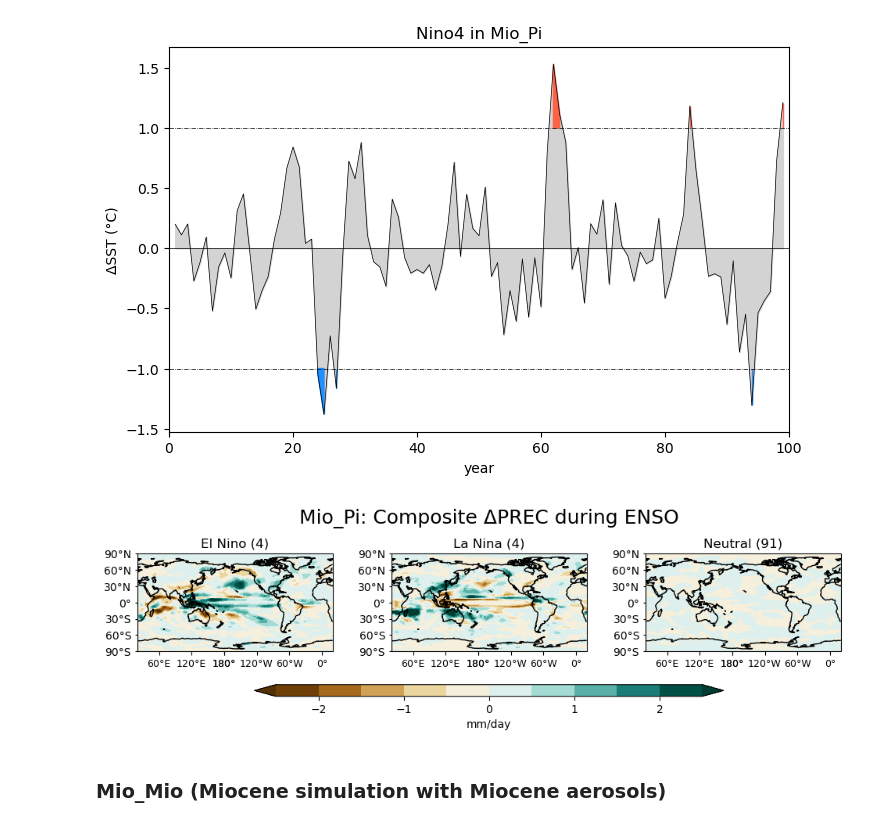
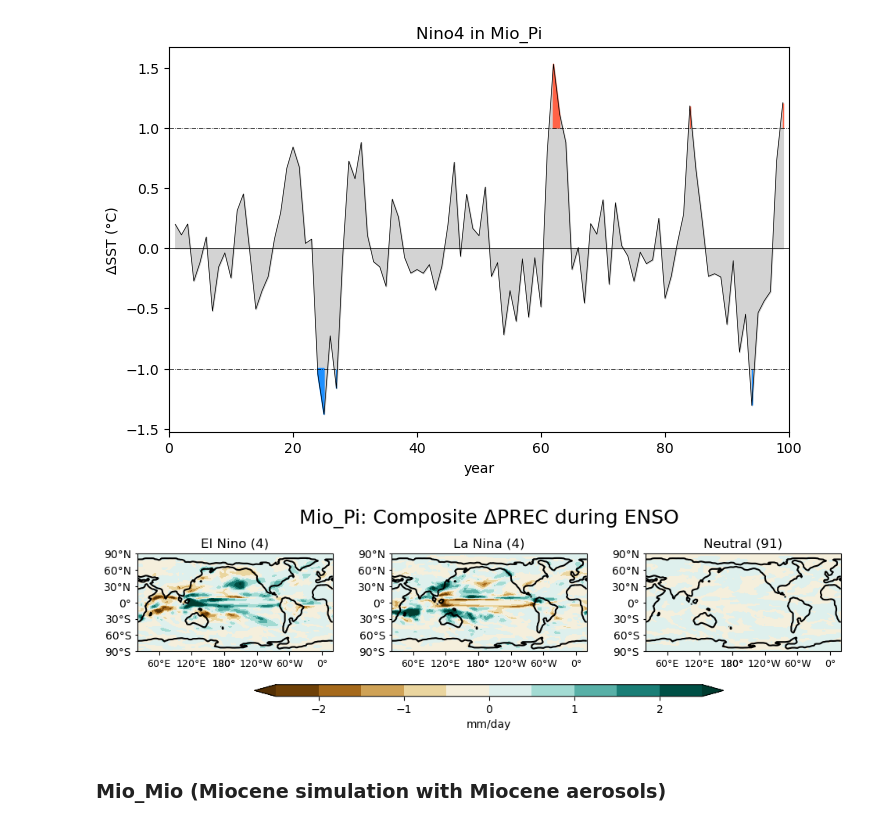
Before and after one commit to ChenPoJu/clim680, a Jupyter notebook: Assignment3/plot_3_composite.ipynb, the cells around one changed output. Saved outputs shown, nothing was run; the diff lists cells and outputs as text; code cells hidden in the pictures.

```diff
--- a/Assignment3/plot_3_composite.ipynb
+++ b/Assignment3/plot_3_composite.ipynb
@@ -125,24 +134,19 @@ Saji, N. H., Xie, S. P., & Yamagata, T. (2006). Tropical Indian Ocean variabilit
 # %%
-# select domain
-
-ts_Pi_TroPac = ts_Pi_anom.sel(lat=slice(-25,25),lon=slice(130,270))
-ts_Mio_TroPac = ts_Mio_anom.sel(lat=slice(-25,25),lon=slice(130,270))
+ts_Pi_TroPac = ts_Pi_anom.sel(lat=slice(-23,23),lon=slice(140,280))
+ts_Mio_TroPac = ts_Mio_anom.sel(lat=slice(-23,23),lon=slice(140,280))
 
 # --- Mio_Pi: DJF
-shape1 = (100, 12, 26, 57)
+shape1 = (100, 12, 24, 57)
 TroPac_Pi_yr1 = np.random.randn(*shape1)
 
 for yy in range(100):
     TroPac_Pi_yr1[yy,:,:,:] = ts_Pi_TroPac[yy*12:yy*12+12,:,:]
 
-shape2 = (1, 99, 26, 57)
+shape2 = (99, 24, 57)
 TroPac_Pi_djf = np.random.randn(*shape2)
 
 for tt in range(99):
-    TroPac_Pi_djf[0, tt,:,:] = (TroPac_Pi_yr1[tt,11,:,:] + TroPac_Pi_yr1[tt+1,0,:,:] + TroPac_Pi_yr1[tt+1,1,:,:])/3
-
-TroPac_Pi_djf = np.squeeze(TroPac_Pi_djf, axis=0)
-
+    TroPac_Pi_djf[tt,:,:] = (TroPac_Pi_yr1[tt,11,:,:] + TroPac_Pi_yr1[tt+1,0,:,:] + TroPac_Pi_yr1[tt+1,1,:,:])/3
 
 # --- Mio_Mio: DJF
 TroPac_Mio_yr1 = np.random.randn(*shape1)
@@ -150,10 +154,7 @@ TroPac_Mio_yr1 = np.random.randn(*shape1)
 for yy in range(100):
     TroPac_Mio_yr1[yy,:,:,:] = ts_Mio_TroPac[yy*12:yy*12+12,:,:]
 
-shape2 = (1, 99, 26, 57)
 TroPac_Mio_djf = np.random.randn(*shape2)
 
 for tt in range(99):
-    TroPac_Mio_djf[0, tt,:,:] = (TroPac_Mio_yr1[tt,11,:,:] + TroPac_Mio_yr1[tt+1,0,:,:] + TroPac_Mio_yr1[tt+1,1,:,:])/3
-
-TroPac_Mio_djf = np.squeeze(TroPac_Mio_djf, axis=0)
+    TroPac_Mio_djf[tt,:,:] = (TroPac_Mio_yr1[tt,11,:,:] + TroPac_Mio_yr1[tt+1,0,:,:] + TroPac_Mio_yr1[tt+1,1,:,:])/3
@@ -179,5 +179,4 @@ ts_Pi_X.shape
 # %%
-# --- Calculation of EOFs ---
 # Calculate the Covariance Matrix
 
 ts_Pi_C = np.cov(ts_Pi_X)
@@ -188,3 +187,12 @@ from numpy import linalg as LA
 
 eigenvalues_Pi, eigenvectors_Pi = LA.eig(ts_Pi_C)
 eigenvalues_Mio, eigenvectors_Mio = LA.eig(ts_Mio_C)
+
+# Sorts the indices of the matrix based on the magnitudes of the eigenvalues
+idx_Pi = eigenvalues_Pi.argsort()[::-1]
+eigenvalues_Pi = eigenvalues_Pi[idx_Pi]
+eigenvectors_Pi = eigenvectors_Pi[:,idx_Pi]
+
+idx_Mio = eigenvalues_Mio.argsort()[::-1]
+eigenvalues_Mio = eigenvalues_Mio[idx_Mio]
+eigenvectors_Mio = eigenvectors_Mio[:,idx_Mio]
@@ -589,7 +607,7 @@ comp_precip_Pi = [elnino_prec_Pi,lanina_prec_Pi,neutral_prec_Pi]
 labels=['El Nino','La Nina', 'Neutral']
 clevs = np.linspace(-2.5, 2.5, 11)
 
-# Define the figure and each axis for the 3 rows and 3 columns
+# Define the figure and each axis for the 1 rows and 3 columns
 fig, axs_Pi = plt.subplots(nrows=1,ncols=3,
                         subplot_kw={'projection': ccrs.PlateCarree(central_longitude=200)},
                         figsize=(10, 15))
@@ -600,7 +618,6 @@ axs_Pi = axs_Pi.flatten()
 #Loop over all of the composites and plot
 for i,enso in enumerate(comp_precip_Pi):
 
-        # Select the season
         data = comp_precip_Pi[i]
 
         # Add the cyclic point
@@ -611,38 +628,39 @@ for i,enso in enumerate(comp_precip_Pi):
                           transform = ccrs.PlateCarree(),
                           cmap='BrBG',extend='both')
 
-       # Longitude labels
+        # Longitude labels
         axs_Pi[i].set_xticks(np.arange(-180,181,60), crs=ccrs.PlateCarree())
         lon_formatter = cticker.LongitudeFormatter()
         axs_Pi[i].xaxis.set_major_formatter(lon_formatter)
         axs_Pi[i].tick_params(axis='y', size=2)             # set xtick parameters
         for xlabel in axs_Pi[i].get_xticklabels():          # set xticks_label
             xlabel.set_fontsize(9)
 
         # Latitude labels
         axs_Pi[i].set_yticks(np.arange(-90,91,30), crs=ccrs.PlateCarree())
         lat_formatter = cticker.LatitudeFormatter()
         axs_Pi[i].yaxis.set_major_formatter(lat_formatter)
 
 
         # Title each subplot with the name of the season
         axs_Pi[i].set_title(labels[i]+' ('+str(counts_Pi[i])+')')
 
         # Draw the coastines for each subplot
-        axs_Pi[i].coastlines()
+        axs_Pi[i].contour(lons, ds['lat'], mask, [0.5,1.5], transform=ccrs.PlateCarree(),
+                          colors='k', linewidths=1.5, zorder=3)
 
 # Adjust the location of the subplots
 # on the page to make room for the colorbar
 fig.subplots_adjust(bottom=0.25, top=0.65, left=0.05, right=0.95, wspace=0.3, hspace=0.1)
 
 # Add a colorbar
 cax  = fig.add_axes([0.2, 0.37, 0.6, 0.01])    # set the [x0, y0, width, height] of the colorbar
 CB   = plt.colorbar(cs, cax = cax, orientation='horizontal', label='mm/day')
 
 # Add a big title at the top
 plt.suptitle('Mio_Pi: Composite ΔPREC during ENSO', y=0.53, fontsize=18) ;
 # %% [output]
-[figure, old version]
+[figure, new version]
 # %% [markdown]
 ### Mio_Mio (Miocene simulation with Miocene aerosols)
 # %%
```
Also changed, not shown: parts of 22 cells of this notebook, 1 other file.
